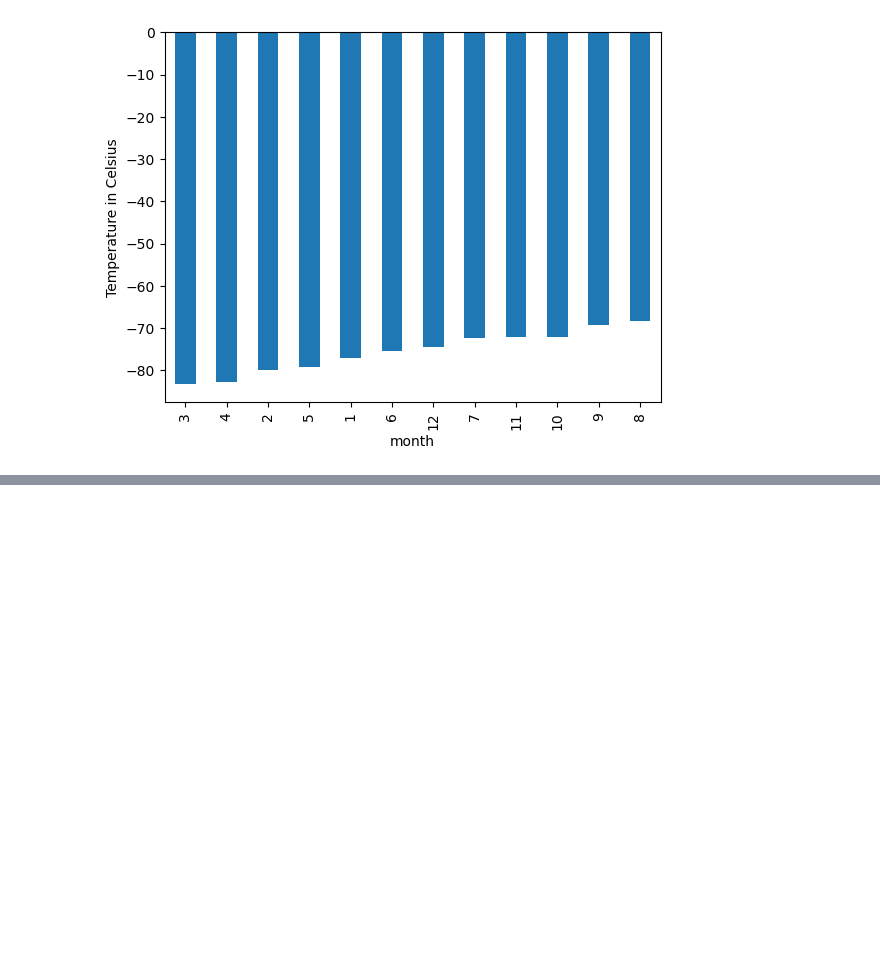
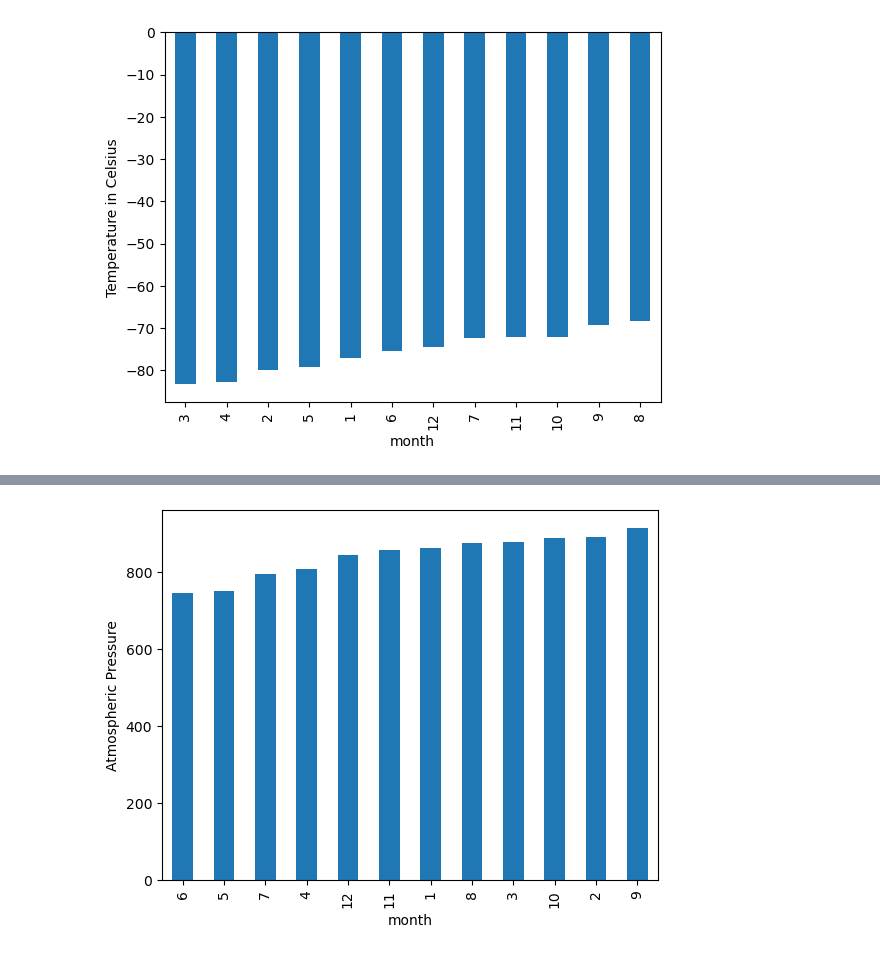
Before and after one commit to VinnyShankar/data-collection-challenge, a Jupyter notebook: Mars/part_2_mars_weather.ipynb, the cells around one changed output, grey strips where cells are left out. Drawn from its saved outputs; the diff is of its cells as text; code cells hidden in the pictures; blank space fills up the shorter version.

Commit message:
pressure analysis

```diff
--- a/Mars/part_2_mars_weather.ipynb
+++ b/Mars/part_2_mars_weather.ipynb
@@ -139,3 +139,7 @@ plt.ylabel("Temperature in Celsius")
 plt.show()
 # %% [output]
 [figure]
+# %%
+# Average pressure by Martian month
+avg_p_month = df.groupby("month").mean()["pressure"]
+avg_p_month
@@ -141,0 +161,9 @@ plt.show()
+# %%
+# Plot the average pressure by month
+avg_p_month_sorted = avg_p_month.sort_values()
+avg_p_month_sorted.plot.bar()
+plt.xlabel("month")
+plt.ylabel("Atmospheric Pressure")
+plt.show()
+# %% [output]
+[figure, added]
```
Also changed, not shown: parts of 1 cell of this notebook.
